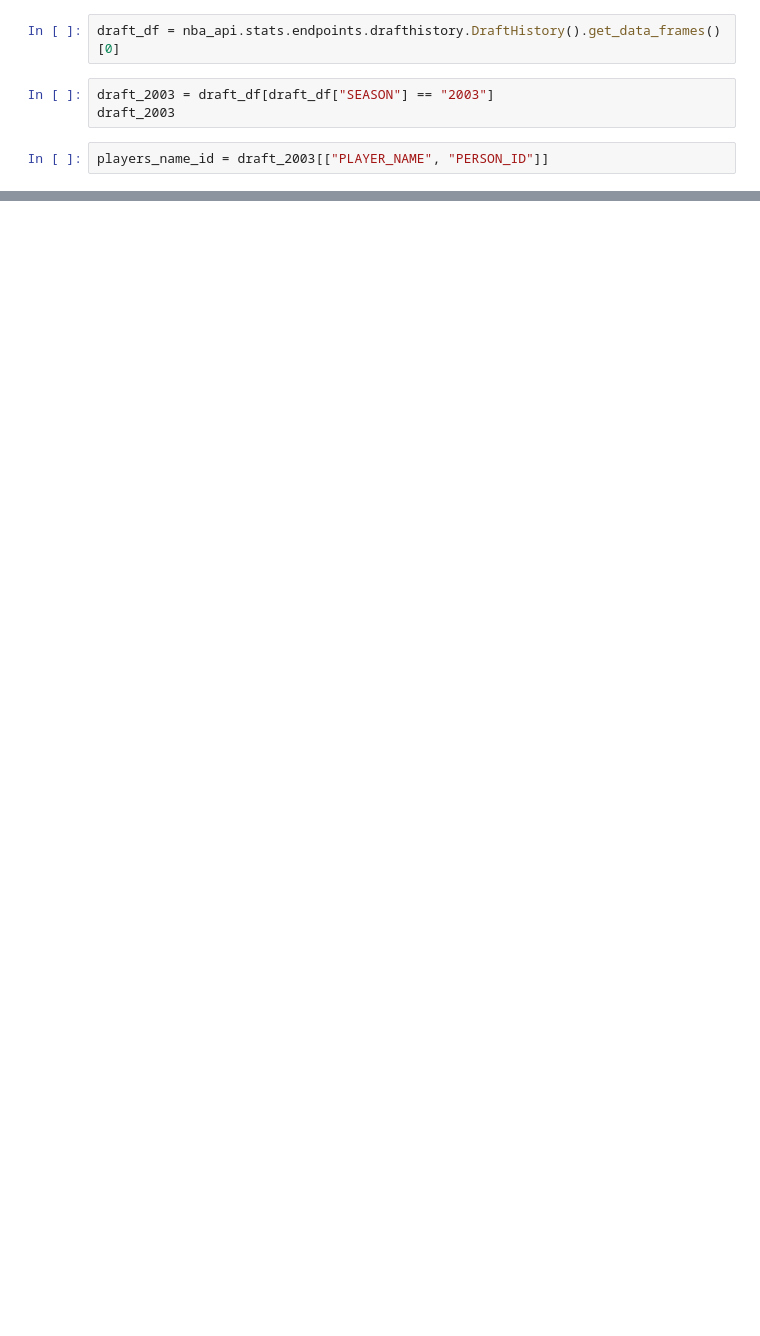
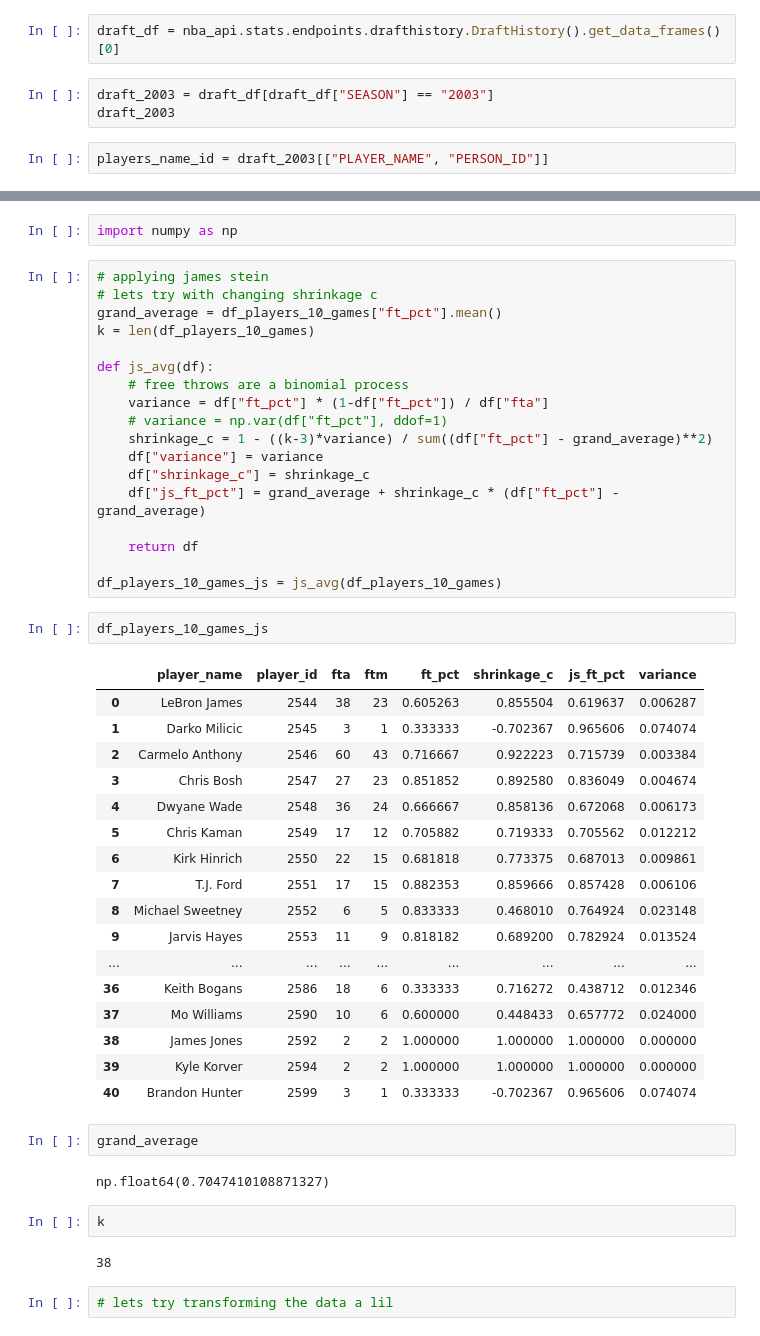
Before and after one commit to zihengliao/nba-analytics, a Jupyter notebook: james_stein/james_stein.ipynb, the cells around one changed output, grey strips where cells are left out. Drawn from its saved outputs; the diff is of its cells as text; blank space fills up the shorter version.

```diff
--- a/james_stein/james_stein.ipynb
+++ b/james_stein/james_stein.ipynb
@@ -50,0 +78,50 @@ df_players_10_games
+# %%
+import numpy as np
+# %%
+# applying james stein
+# lets try with changing shrinkage c
+grand_average = df_players_10_games["ft_pct"].mean()
+k = len(df_players_10_games)
+
+def js_avg(df):
+    # free throws are a binomial process
+	variance = df["ft_pct"] * (1-df["ft_pct"]) / df["fta"]
+	# variance = np.var(df["ft_pct"], ddof=1)
+	shrinkage_c = 1 - ((k-3)*variance) / sum((df["ft_pct"] - grand_average)**2)
+	df["variance"] = variance
+	df["shrinkage_c"] = shrinkage_c
+	df["js_ft_pct"] = grand_average + shrinkage_c * (df["ft_pct"] - grand_average)
+
+	return df
+
+df_players_10_games_js = js_avg(df_players_10_games)
+# %%
+df_players_10_games_js
+# %% [output]
+|  | player_name | player_id | fta | ftm | ft_pct | shrinkage_c | js_ft_pct | variance |
+| 0 | LeBron James | 2544 | 38 | 23 | 0.605263 | 0.855504 | 0.619637 | 0.006287 |
+| 1 | Darko Milicic | 2545 | 3 | 1 | 0.333333 | -0.702367 | 0.965606 | 0.074074 |
+| 2 | Carmelo Anthony | 2546 | 60 | 43 | 0.716667 | 0.922223 | 0.715739 | 0.003384 |
+| 3 | Chris Bosh | 2547 | 27 | 23 | 0.851852 | 0.892580 | 0.836049 | 0.004674 |
+| 4 | Dwyane Wade | 2548 | 36 | 24 | 0.666667 | 0.858136 | 0.672068 | 0.006173 |
+| 5 | Chris Kaman | 2549 | 17 | 12 | 0.705882 | 0.719333 | 0.705562 | 0.012212 |
+| 6 | Kirk Hinrich | 2550 | 22 | 15 | 0.681818 | 0.773375 | 0.687013 | 0.009861 |
+| 7 | T.J. Ford | 2551 | 17 | 15 | 0.882353 | 0.859666 | 0.857428 | 0.006106 |
+| 8 | Michael Sweetney | 2552 | 6 | 5 | 0.833333 | 0.468010 | 0.764924 | 0.023148 |
+| 9 | Jarvis Hayes | 2553 | 11 | 9 | 0.818182 | 0.689200 | 0.782924 | 0.013524 |
+| ... | ... | ... | ... | ... | ... | ... | ... | ... |
+| 36 | Keith Bogans | 2586 | 18 | 6 | 0.333333 | 0.716272 | 0.438712 | 0.012346 |
+| 37 | Mo Williams | 2590 | 10 | 6 | 0.600000 | 0.448433 | 0.657772 | 0.024000 |
+| 38 | James Jones | 2592 | 2 | 2 | 1.000000 | 1.000000 | 1.000000 | 0.000000 |
+| 39 | Kyle Korver | 2594 | 2 | 2 | 1.000000 | 1.000000 | 1.000000 | 0.000000 |
+| 40 | Brandon Hunter | 2599 | 3 | 1 | 0.333333 | -0.702367 | 0.965606 | 0.074074 |
+# %%
+grand_average
+# %% [output]
+np.float64(0.7047410108871327)
+# %%
+k
+# %% [output]
+38
+# %%
+# lets try transforming the data a lil
```
Also changed, not shown: parts of 4 cells of this notebook.
